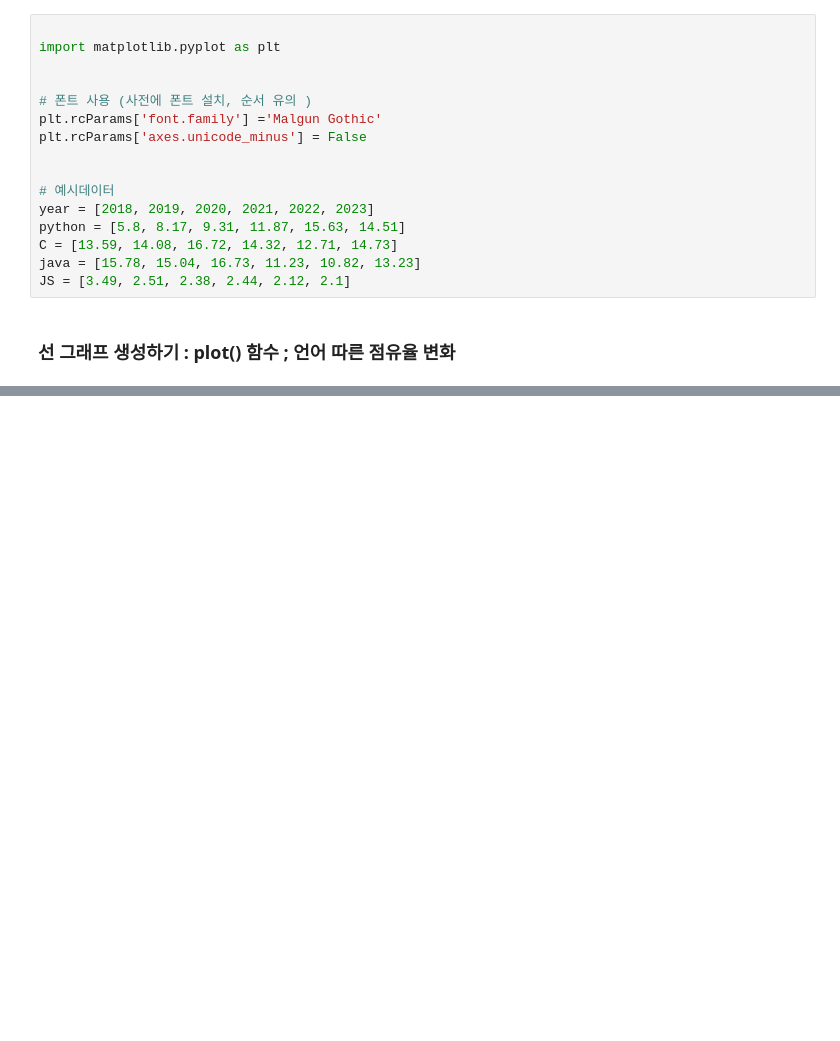
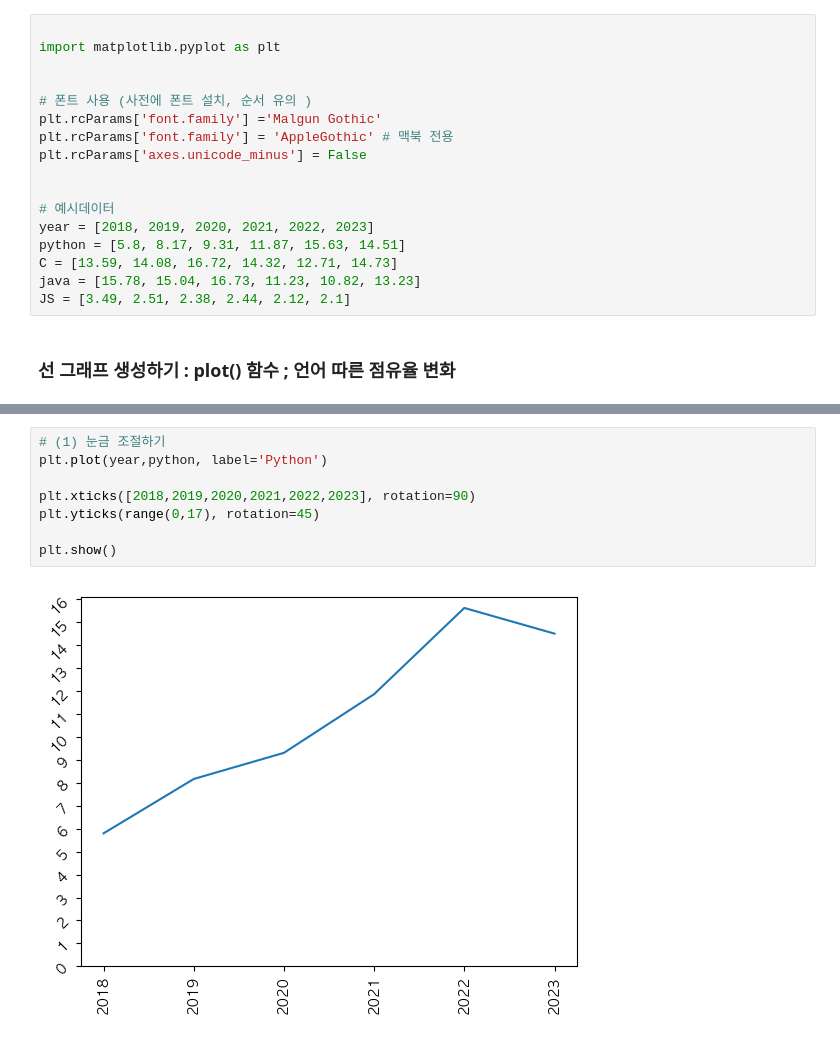
Before and after one commit to Jayyxy/data_analysis, a Jupyter notebook: 20251119/Data_Visualization.ipynb, the cells around one changed output, grey strips where cells are left out. Cells and saved outputs as stored; diff of their text form; blank space fills up the shorter version.

```diff
--- a/20251119/Data_Visualization.ipynb
+++ b/20251119/Data_Visualization.ipynb
@@ -31,6 +31,7 @@ import matplotlib.pyplot as plt
 
 # 폰트 사용 (사전에 폰트 설치, 순서 유의 )
 plt.rcParams['font.family'] ='Malgun Gothic'
+plt.rcParams['font.family'] = 'AppleGothic' # 맥북 전용
 plt.rcParams['axes.unicode_minus'] = False
 
 
@@ -107,0 +137,10 @@ ax2.set_ylabel('점유율')
+# %%
+# (1) 눈금 조절하기
+plt.plot(year,python, label='Python')
+
+plt.xticks([2018,2019,2020,2021,2022,2023], rotation=90)
+plt.yticks(range(0,17), rotation=45)
+
+plt.show()
+# %% [output]
+[figure, added]
```
Also changed, not shown: parts of 12 cells of this notebook, 2 other files.
